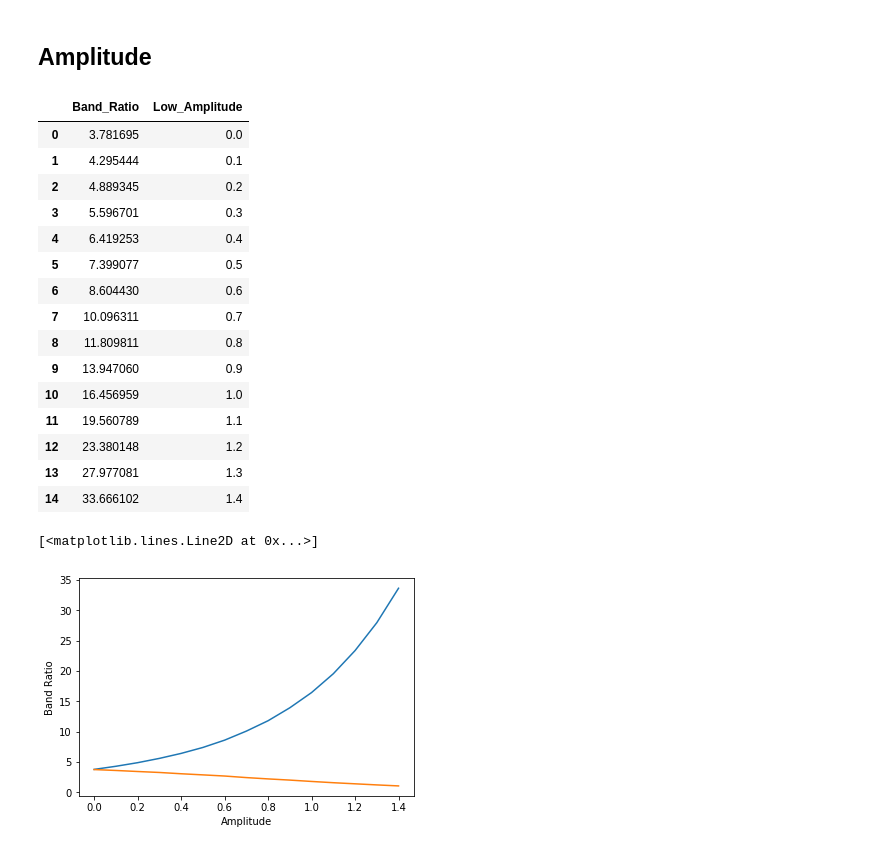
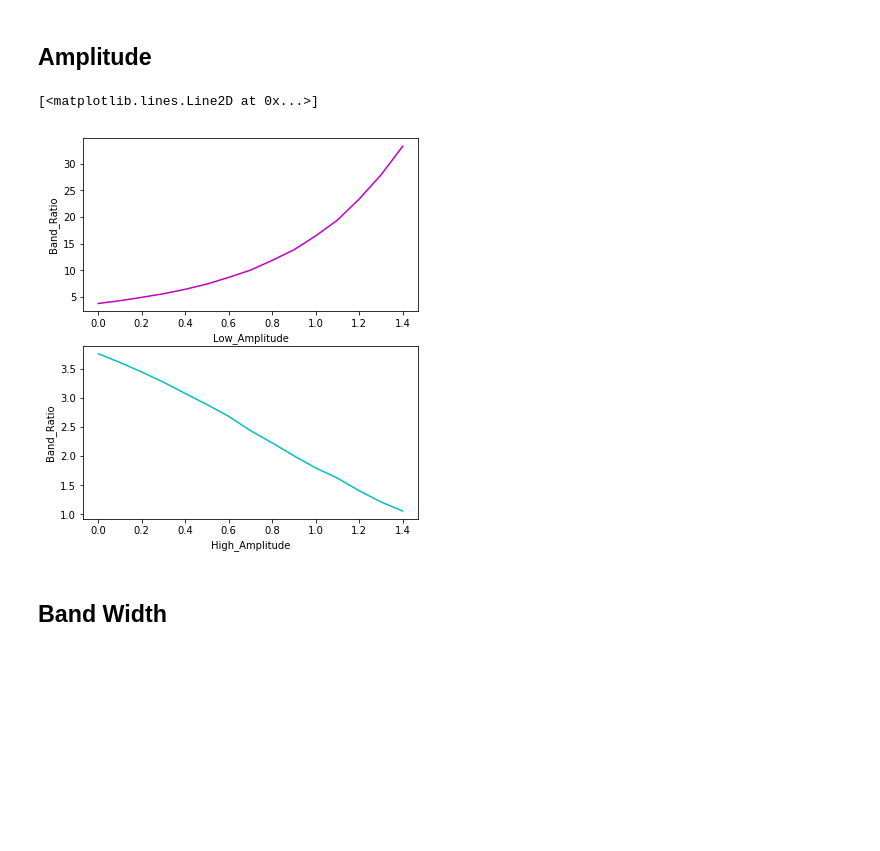
Before and after one commit to voytekresearch/BandRatios, a Jupyter notebook: 3-Simulation-Analysis.ipynb, the cells around one changed output. Drawn from its saved outputs; the diff is of its cells as text; code cells hidden in the pictures; blank space fills up the shorter version.

```diff
--- a/3-Simulation-Analysis.ipynb
+++ b/3-Simulation-Analysis.ipynb
@@ -111,34 +99,23 @@ df_amp_high_cols = np.array([amp_high_ratios, amp_high_syns]).T.tolist()
 
 df_amp_low = pd.DataFrame(df_amp_low_cols, columns=["Band_Ratio", "Low_Amplitude"])
 df_amp_high = pd.DataFrame(df_amp_high_cols,columns=["Band_Ratio", "High_Amplitude"])
-# %%
-df_amp_low
-# %% [output]
-|  | Band_Ratio | Low_Amplitude |
-| 0 | 3.781695 | 0.0 |
-| 1 | 4.295444 | 0.1 |
-| 2 | 4.889345 | 0.2 |
-| 3 | 5.596701 | 0.3 |
-| 4 | 6.419253 | 0.4 |
-| 5 | 7.399077 | 0.5 |
-| 6 | 8.604430 | 0.6 |
-| 7 | 10.096311 | 0.7 |
-| 8 | 11.809811 | 0.8 |
-| 9 | 13.947060 | 0.9 |
-| 10 | 16.456959 | 1.0 |
-| 11 | 19.560789 | 1.1 |
-| 12 | 23.380148 | 1.2 |
-| 13 | 27.977081 | 1.3 |
-| 14 | 33.666102 | 1.4 |
-# %%
-plt.ylabel('Band Ratio')
-plt.xlabel('Amplitude')
-
-plt.plot(df_amp_low.Low_Amplitude,df_amp_low.Band_Ratio)
-plt.plot(df_amp_high.High_Amplitude,df_amp_high.Band_Ratio)
-# %% [output]
-[<matplotlib.lines.Line2D at 0x...>]
-[figure, removed]
+# %%
+# Subplots - define the figure
+fig, ax = plt.subplots(2, 1, figsize=[6, 7])
+
+ax[0].set_xlabel("Low_Amplitude")
+ax[1].set_xlabel("High_Amplitude")
+ax[0].set_ylabel("Band_Ratio")
+ax[1].set_ylabel("Band_Ratio")
+
+# Fill in axes
+ax[0].plot(df_amp_low.Low_Amplitude,df_amp_low.Band_Ratio,color='m')
+ax[1].plot(df_amp_high.High_Amplitude,df_amp_high.Band_Ratio,color='c')
+# %% [output]
+[<matplotlib.lines.Line2D at 0x...>]
+[figure, added]
+# %% [markdown]
+## Band Width
 # %%
 bw_low = np.load("./dat/bw_data_low.npy")
 bw_high = np.load("./dat/bw_data_high.npy")
```
Also changed, not shown: parts of 36 cells of this notebook, 10 other files.
